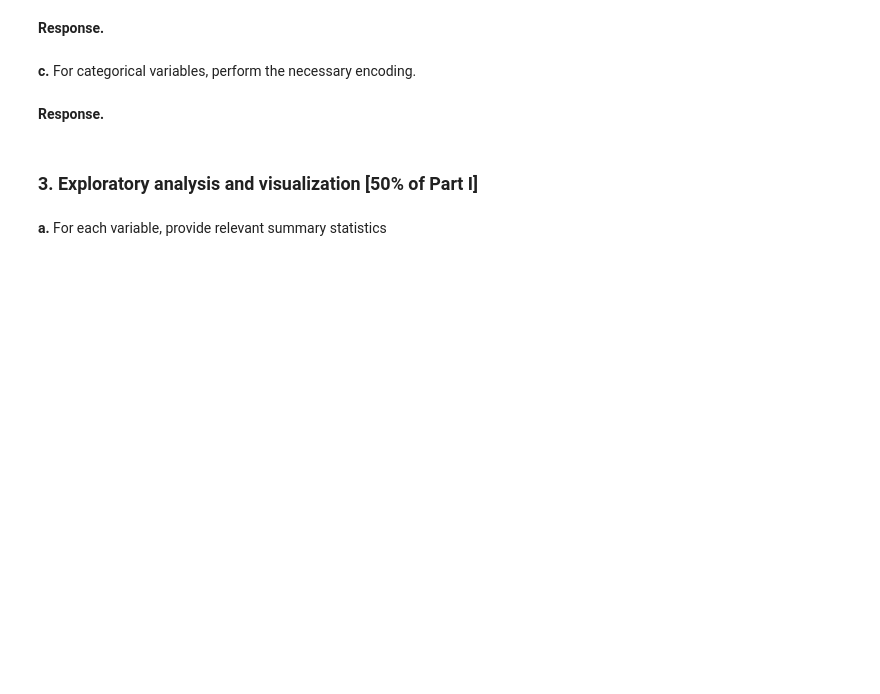
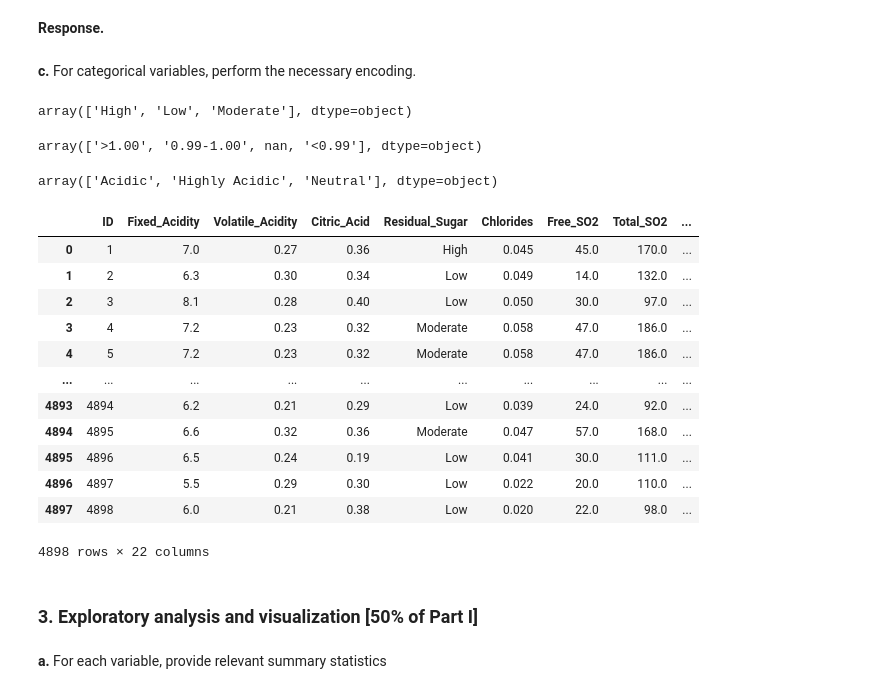
Before and after one commit to Zacboss3/CS105-Project-Submission-Part-I-2024, a Jupyter notebook: CS105 Project Submission Part I 2024.ipynb, the cells around one changed output. Drawn from its saved outputs; the diff is of its cells as text; code cells hidden in the pictures; blank space fills up the shorter version.

```diff
--- a/CS105 Project Submission Part I 2024.ipynb
+++ b/CS105 Project Submission Part I 2024.ipynb
@@ -55,8 +159,49 @@ To edit any markdown cell, double click the cell; after editing, execute the mar
 **Response.**
 # %% [markdown]
 **c.** For categorical variables, perform the necessary encoding.
-# %% [markdown]
-**Response.**
+# %%
+#Unique values of Residual_Sugar
+df["Residual_Sugar"].unique()
+# %% [output]
+array(['High', 'Low', 'Moderate'], dtype=object)
+# %%
+#Unique values of Density
+df["Density"].unique()
+# %% [output]
+array(['>1.00', '0.99-1.00', nan, '<0.99'], dtype=object)
+# %%
+#Unique values of pH
+df["pH"].unique()
+# %% [output]
+array(['Acidic', 'Highly Acidic', 'Neutral'], dtype=object)
+# %%
+df = pd.read_csv('wine.csv')
+# %%
+from sklearn.preprocessing import OrdinalEncoder
+
+enc = OrdinalEncoder()
+
+#Encoding Residual_Sugar
+dummy1 = pd.get_dummies(df["Residual_Sugar"])
+dummy2 = pd.get_dummies(df["Density"])
+dummy3 = pd.get_dummies(df["pH"])
+df = pd.concat([df,dummy1,dummy2,dummy3], axis=1)
+# %%
+df
+# %% [output]
+|  | ID | Fixed_Acidity | Volatile_Acidity | Citric_Acid | Residual_Sugar | Chlorides | Free_SO2 | Total_SO2 | ... |
+| 0 | 1 | 7.0 | 0.27 | 0.36 | High | 0.045 | 45.0 | 170.0 | ... |
+| 1 | 2 | 6.3 | 0.30 | 0.34 | Low | 0.049 | 14.0 | 132.0 | ... |
+| 2 | 3 | 8.1 | 0.28 | 0.40 | Low | 0.050 | 30.0 | 97.0 | ... |
+| 3 | 4 | 7.2 | 0.23 | 0.32 | Moderate | 0.058 | 47.0 | 186.0 | ... |
+| 4 | 5 | 7.2 | 0.23 | 0.32 | Moderate | 0.058 | 47.0 | 186.0 | ... |
+| ... | ... | ... | ... | ... | ... | ... | ... | ... | ... |
+| 4893 | 4894 | 6.2 | 0.21 | 0.29 | Low | 0.039 | 24.0 | 92.0 | ... |
+| 4894 | 4895 | 6.6 | 0.32 | 0.36 | Moderate | 0.047 | 57.0 | 168.0 | ... |
+| 4895 | 4896 | 6.5 | 0.24 | 0.19 | Low | 0.041 | 30.0 | 111.0 | ... |
+| 4896 | 4897 | 5.5 | 0.29 | 0.30 | Low | 0.022 | 20.0 | 110.0 | ... |
+| 4897 | 4898 | 6.0 | 0.21 | 0.38 | Low | 0.020 | 22.0 | 98.0 | ... |
+4898 rows × 22 columns
 # %% [markdown]
 ### 3.	Exploratory analysis and visualization [50% of Part I]
 # %% [markdown]
```
Also changed, not shown: parts of 26 cells of this notebook.
